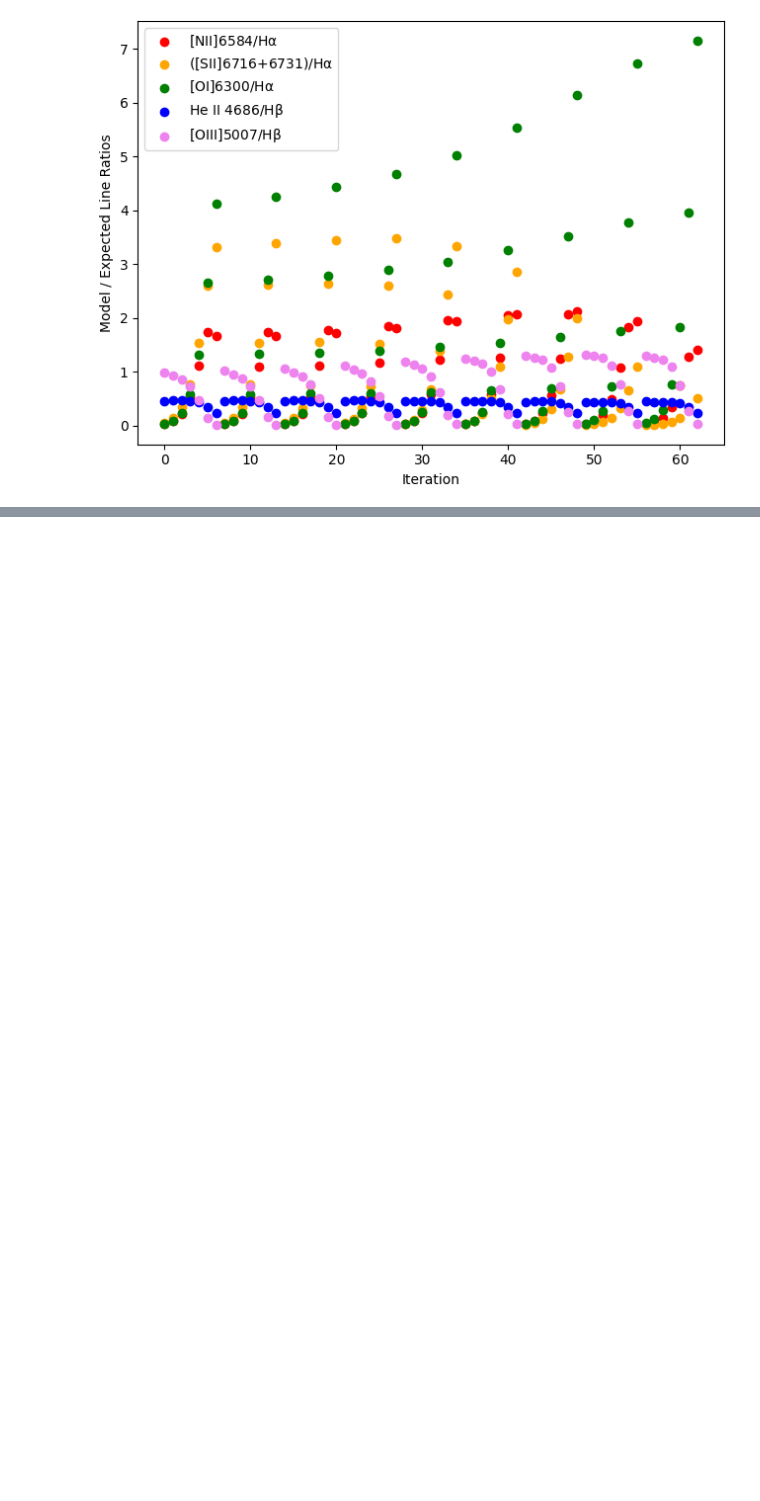
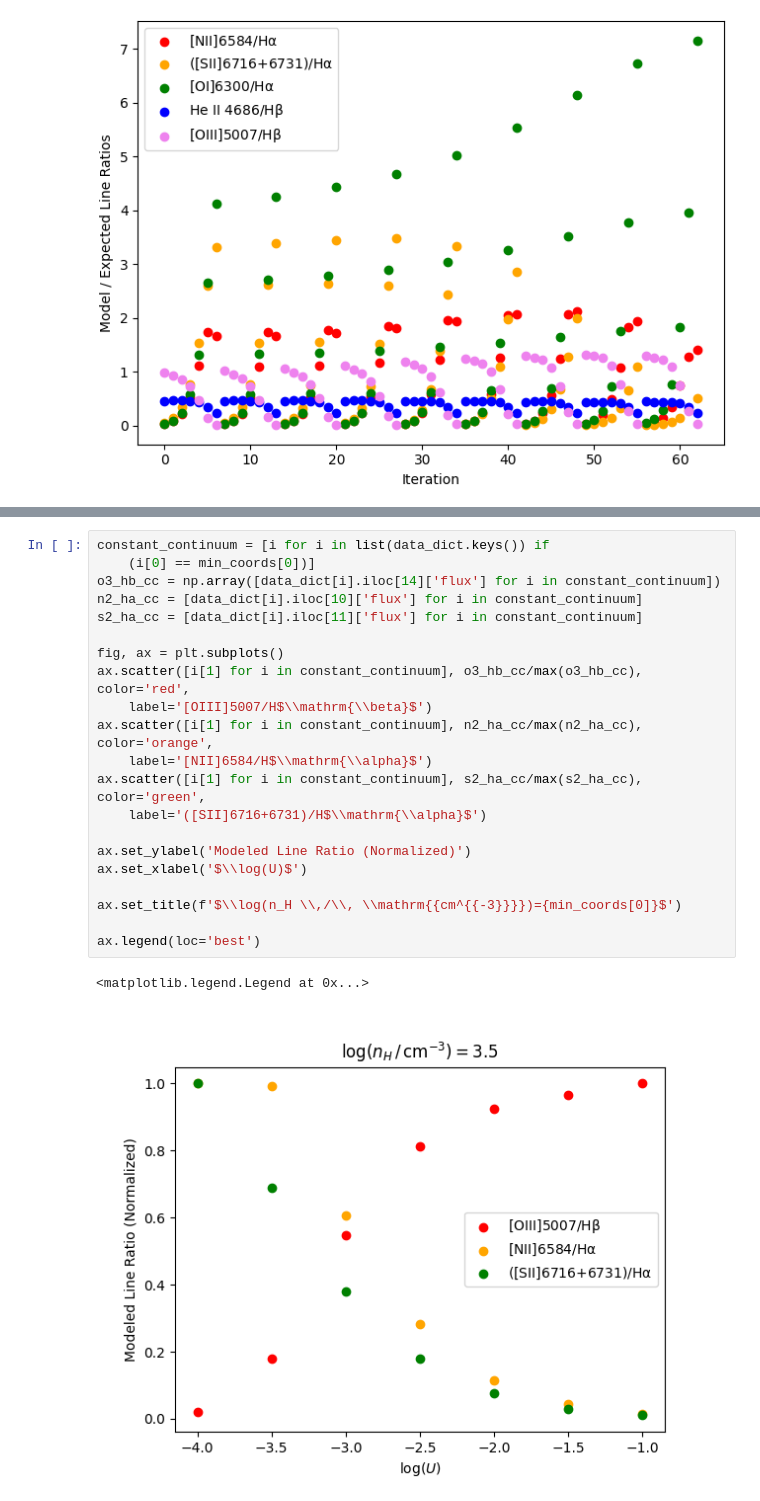
Before and after one commit to eastcale/CLOUDY_Grid, a Jupyter notebook: ngc4151_grid/ngc_plot.ipynb, the cells around one changed output, grey strips where cells are left out. Drawn from its saved outputs; the diff is of its cells as text; blank space fills up the shorter version.

```diff
--- a/ngc4151_grid/ngc_plot.ipynb
+++ b/ngc4151_grid/ngc_plot.ipynb
@@ -91,0 +110,24 @@ Best-fit Balmer Decrement: 2.7906
+# %%
+constant_continuum = [i for i in list(data_dict.keys()) if
+    (i[0] == min_coords[0])]
+o3_hb_cc = np.array([data_dict[i].iloc[14]['flux'] for i in constant_continuum])
+n2_ha_cc = [data_dict[i].iloc[10]['flux'] for i in constant_continuum]
+s2_ha_cc = [data_dict[i].iloc[11]['flux'] for i in constant_continuum]
+
+fig, ax = plt.subplots()
+ax.scatter([i[1] for i in constant_continuum], o3_hb_cc/max(o3_hb_cc), color='red',
+    label='[OIII]5007/H$\\mathrm{\\beta}$')
+ax.scatter([i[1] for i in constant_continuum], n2_ha_cc/max(n2_ha_cc), color='orange',
+    label='[NII]6584/H$\\mathrm{\\alpha}$')
+ax.scatter([i[1] for i in constant_continuum], s2_ha_cc/max(s2_ha_cc), color='green',
+    label='([SII]6716+6731)/H$\\mathrm{\\alpha}$')
+
+ax.set_ylabel('Modeled Line Ratio (Normalized)')
+ax.set_xlabel('$\\log(U)$')
+
+ax.set_title(f'$\\log(n_H \\,/\\, \\mathrm{{cm^{{-3}}}})={min_coords[0]}$')
+
+ax.legend(loc='best')
+# %% [output]
+<matplotlib.legend.Legend at 0x...>
+[figure, added]
```
Also changed, not shown: parts of 2 cells of this notebook, 1 other file.
